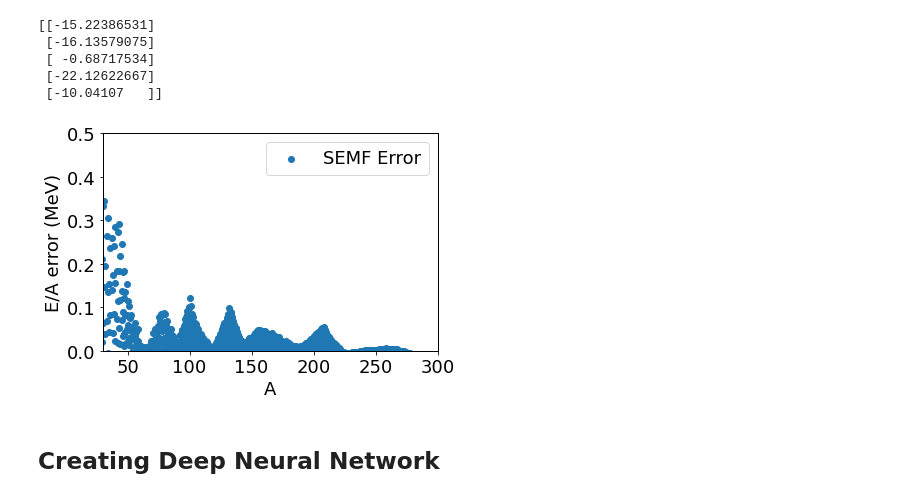
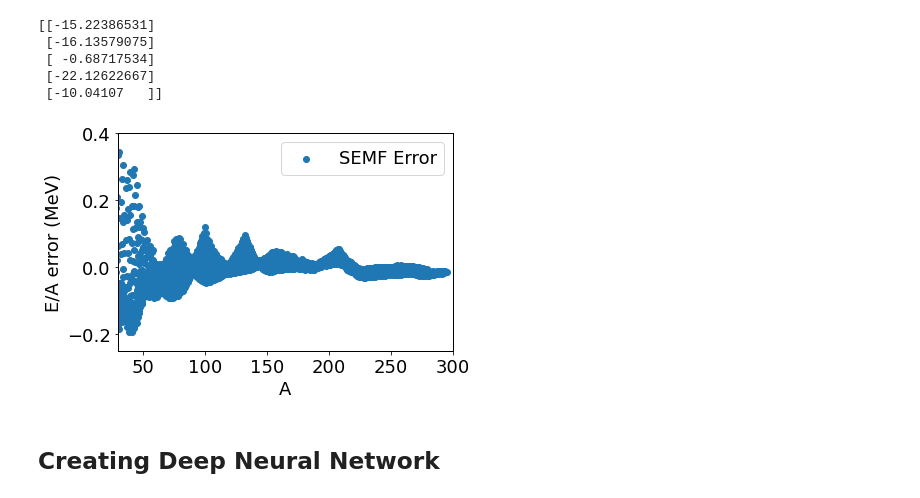
Before and after one commit to zbarvian/Mass-Learning, a Jupyter notebook: dnn_semf_discrepancy.ipynb, the cells around one changed output. Cells and saved outputs as stored; diff of their text form; code cells hidden in the pictures.

```diff
--- a/dnn_semf_discrepancy.ipynb
+++ b/dnn_semf_discrepancy.ipynb
@@ -80,17 +80,17 @@ print(params)
 # %%
 # Add SEMF predictions to dataset, plot comparison
 data['semf_E/A'] = np.matmul(coeff, params)/np.array(data['A'], ndmin = 2).T
 # Plot difference between SEMF predictions and experimental values
 plt.scatter(data['A'], (data['semf_E/A'] - data['E/A']), label='SEMF Error')
 # Formula is more accurate for Z > 20, only plotting those
 plt.xlim(30, 300)
-plt.ylim(0, 0.5)
+plt.ylim(-0.25, 0.4)
 plt.xlabel('A')
 plt.ylabel('E/A error (MeV)')
 plt.legend()
 plt.show()
 # %% [output]
-[figure, old version]
+[figure, new version]
 # %% [markdown]
 ## Creating Deep Neural Network
 # %%
```
Also changed, not shown: parts of 1 cell of this notebook.
